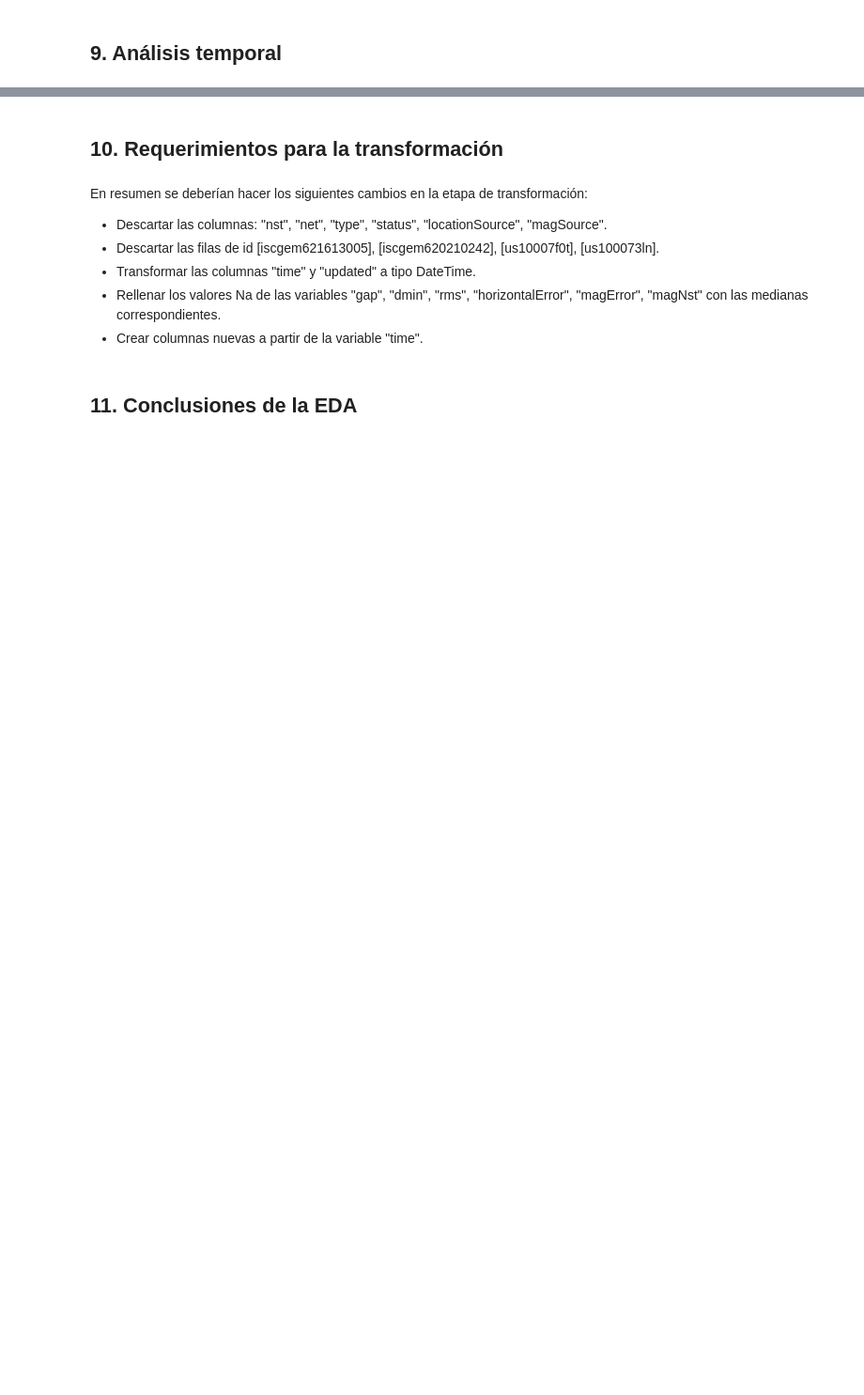
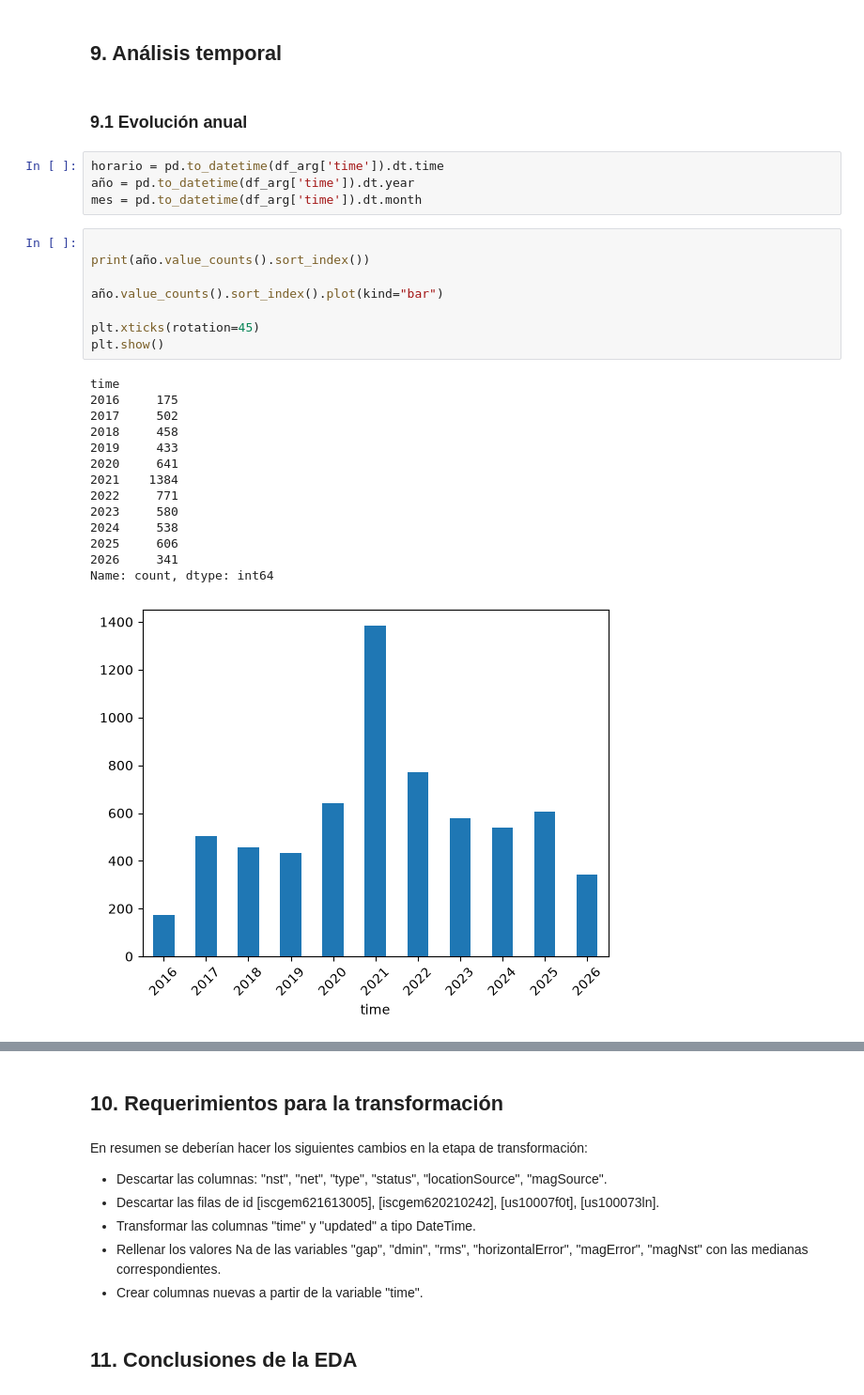
Before and after one commit to fer-gif/proyecto_ypf, a Jupyter notebook: notebooks/01_analisis_exploratorio.ipynb, the cells around one changed output, grey strips where cells are left out. Shown at 94% size. Cells and saved outputs as stored; diff of their text form; blank space fills up the shorter version.

```diff
--- a/notebooks/01_analisis_exploratorio.ipynb
+++ b/notebooks/01_analisis_exploratorio.ipynb
@@ -839,2 +850,31 @@ Las variables de calidad, aunque presentan valores elevados, al observarlos en d
 # %% [markdown]
 ## 9. Análisis temporal
+# %% [markdown]
+### 9.1 Evolución anual
+# %%
+horario = pd.to_datetime(df_arg['time']).dt.time
+año = pd.to_datetime(df_arg['time']).dt.year
+mes = pd.to_datetime(df_arg['time']).dt.month
+# %%
+
+print(año.value_counts().sort_index())
+
+año.value_counts().sort_index().plot(kind="bar")
+
+plt.xticks(rotation=45)
+plt.show()
+# %% [output]
+time
+2016     175
+2017     502
+2018     458
+2019     433
+2020     641
+2021    1384
+2022     771
+2023     580
+2024     538
+2025     606
+2026     341
+Name: count, dtype: int64
+[figure, added]
```
Also changed, not shown: parts of 26 cells of this notebook.
